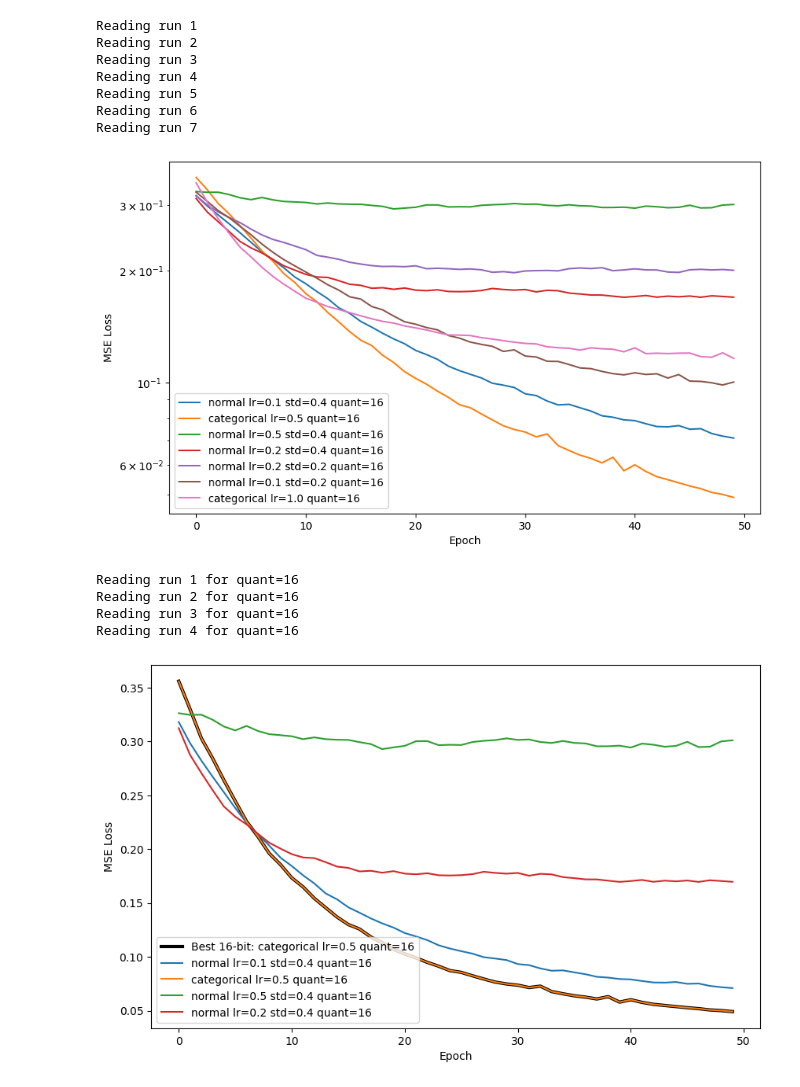
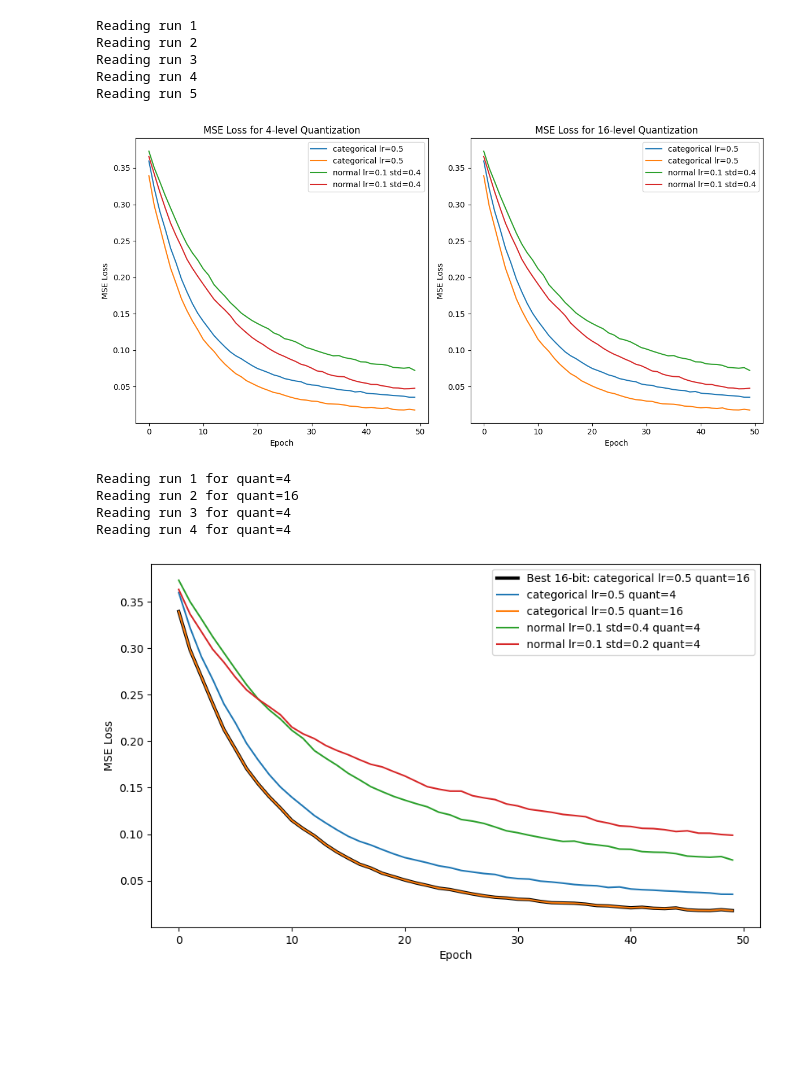
Before and after one commit to tsopeter/VM_NES_Training, a Jupyter notebook: Reader.ipynb, the cells around one changed output. Cells and saved outputs as stored; diff of their text form; code cells hidden in the pictures; blank space fills up the shorter version.

```diff
--- a/Reader.ipynb
+++ b/Reader.ipynb
@@ -155,42 +155,69 @@ def read_file (filename : str, mode : int= 0):
             pass
 
     # Invert loss data
     data['train_loss'] = -data['train_loss']
     data['val_loss']   = -data['val_loss']
 
     return data
 
-base_folder = './2025_11_25c/'
+base_folder = './2025_12_03c/'
 runs = []
-for i in range(1, 8):
+for i in range(1, 6):
     print(f'Reading run {i}')
     data = read_file (base_folder + f'{i:03d}/a/mean_reward.txt')
     runs.append(data)
 
 # For each run, plot the validation loss over epochs.
 # Label each plot with their <dist> <lr> <std> <quant>
 # If the std is 0.0, skip it in the label.
 
-plt.figure(figsize=(10, 6))
+# Plot only the best runs per distribution AND quantization level
+best_runs = {}
 for run in runs:
-    label = f"{run['dist']} lr={run['lr']}"
+    key = (run['dist'], run['quant'])
+    final_val_loss = run['val_loss'][-1]
+    if key not in best_runs or final_val_loss < best_runs[key]['val_loss'][-1]:
+        best_runs[key] = run
+
+# Subplot based on quantization level
+plt.figure(figsize=(12, 6))
+plt.subplot(1,2,1)
+for key, run in best_runs.items():
+    dist, quant = key
+    if quant != 4:
+        continue
+    label = f'{dist} lr={run["lr"]}'
     if run['std'] != 0.0:
-        label += f" std={run['std']}"
-    label += f" quant={run['quant']}"
+        label += f' std={run["std"]}'
     plt.plot(run['epoch'], run['val_loss'], label=label)
+plt.title('MSE Loss for 4-level Quantization')
 plt.xlabel('Epoch')
 plt.ylabel('MSE Loss')
 plt.legend()
+
+plt.subplot(1,2,2)
+for key, run in best_runs.items():
+    dist, quant = key
+    if quant != 16:
+        continue
+    label = f'{dist} lr={run["lr"]}'
+    if run['std'] != 0.0:
+        label += f' std={run["std"]}'
+    plt.plot(run['epoch'], run['val_loss'], label=label)
+plt.title('MSE Loss for 16-level Quantization')
+plt.xlabel('Epoch')
+plt.ylabel('MSE Loss')
+plt.legend()
+
+plt.tight_layout()
 plt.show()
 # %% [output]
 Reading run 1
 Reading run 2
 Reading run 3
 Reading run 4
 Reading run 5
-Reading run 6
-Reading run 7
-[figure, old version]
+[figure, new version]
 # %%
 # Extract the best loss and store as best_16
 best_16 = None
@@ -227,8 +254,8 @@ plt.ylabel('MSE Loss')
 plt.legend()
 plt.show()
 # %% [output]
-Reading run 1 for quant=16
+Reading run 1 for quant=4
 Reading run 2 for quant=16
-Reading run 3 for quant=16
-Reading run 4 for quant=16
+Reading run 3 for quant=4
+Reading run 4 for quant=4
-[figure, old version]
+[figure, new version]
```
Also changed, not shown: 3 other files.
